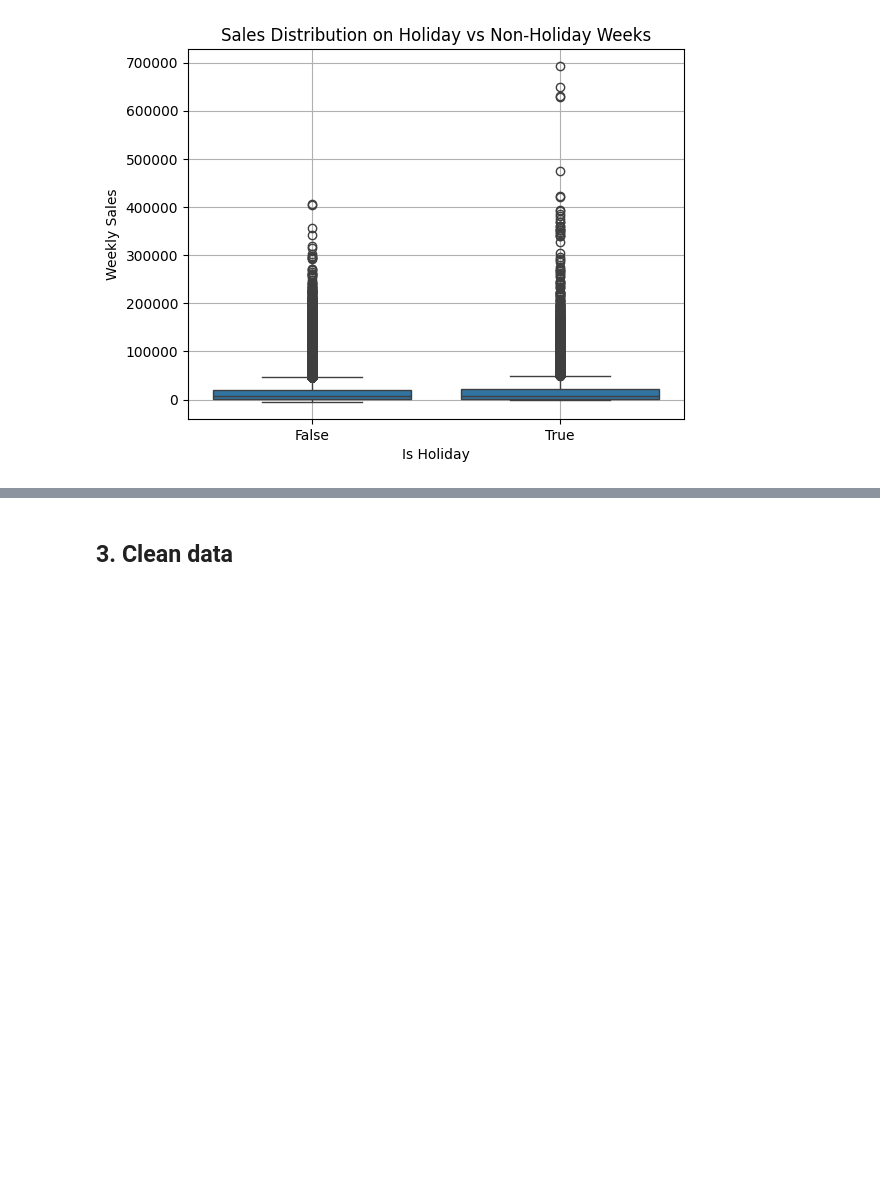
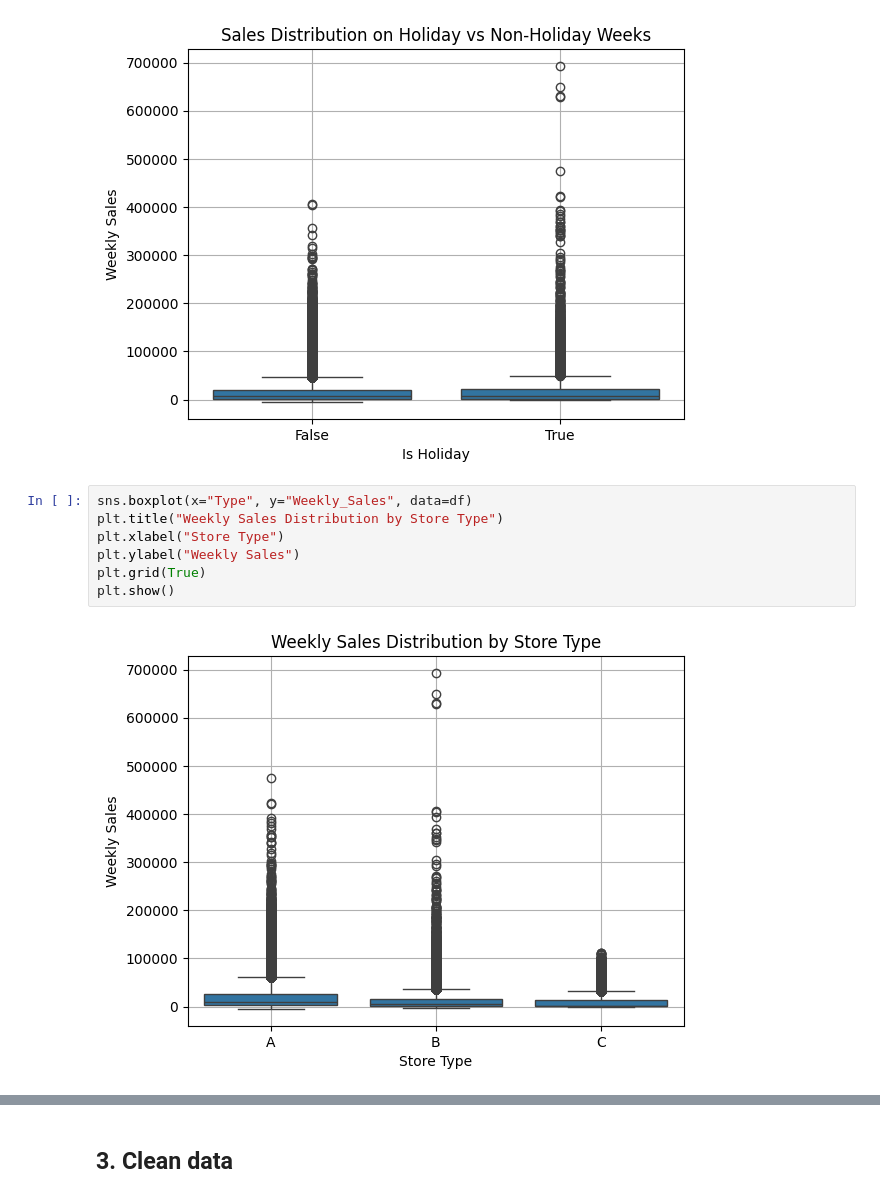
Before and after one commit to wyan170/Phase2_project, a Jupyter notebook: data-science/1. Analysis and Preprocessing/part1-submission.ipynb, the cells around one changed output, grey strips where cells are left out. Drawn from its saved outputs; the diff is of its cells as text; blank space fills up the shorter version.

```diff
--- a/data-science/1. Analysis and Preprocessing/part1-submission.ipynb
+++ b/data-science/1. Analysis and Preprocessing/part1-submission.ipynb
@@ -323,3 +325,12 @@ plt.grid(True)
 plt.show()
 # %% [output]
 [figure]
+# %%
+sns.boxplot(x="Type", y="Weekly_Sales", data=df)
+plt.title("Weekly Sales Distribution by Store Type")
+plt.xlabel("Store Type")
+plt.ylabel("Weekly Sales")
+plt.grid(True)
+plt.show()
+# %% [output]
+[figure, added]
```
Also changed, not shown: parts of 7 cells of this notebook.
